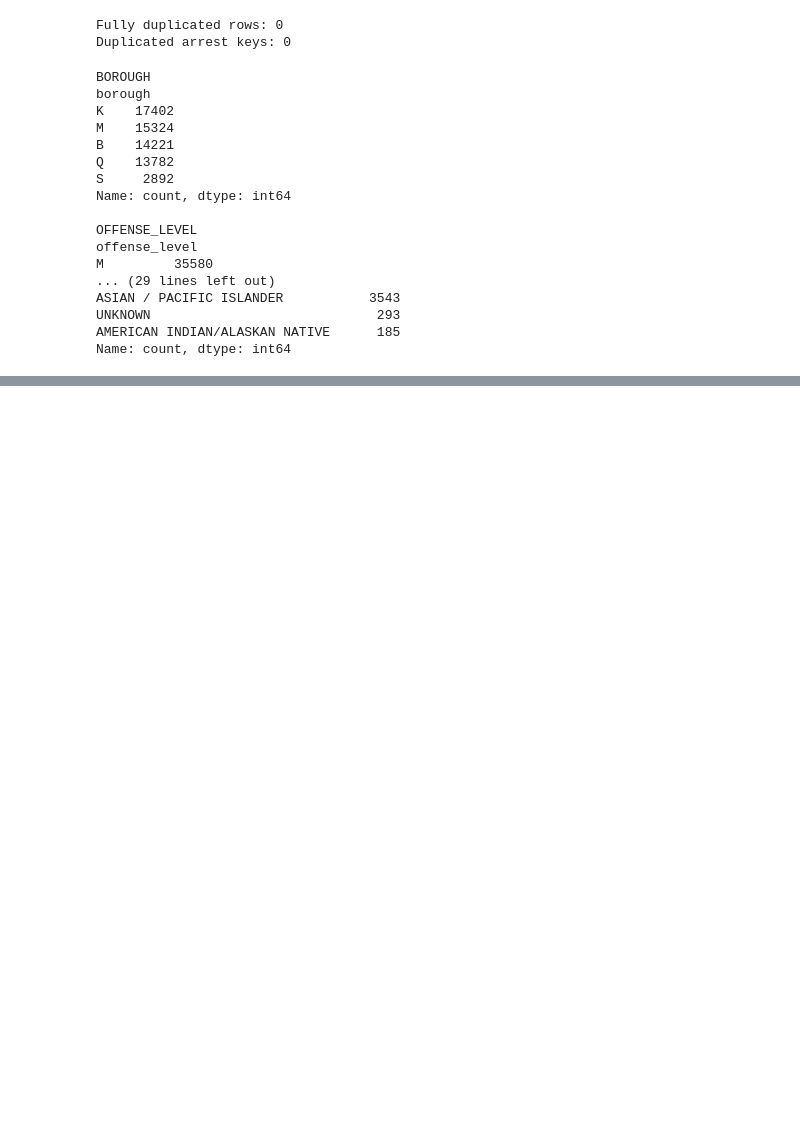
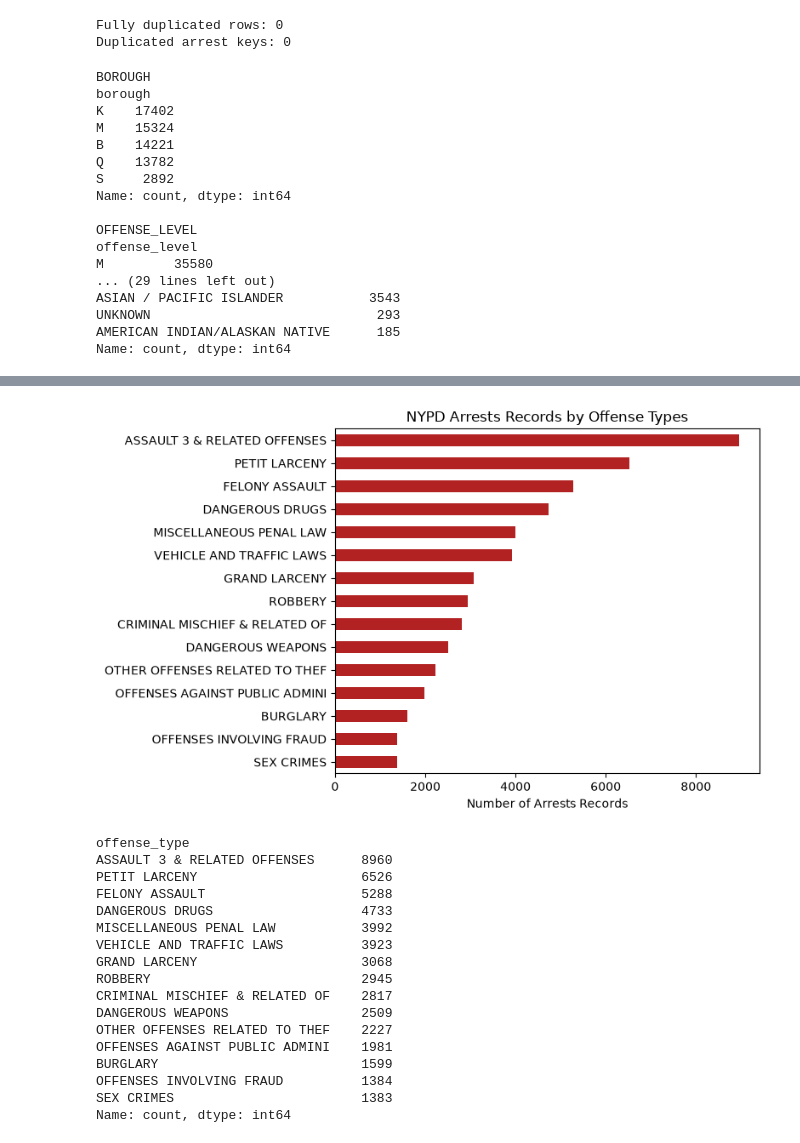
Before and after one commit to a1990alpalo/Data_Project_1, a Jupyter notebook: NYPD_arrest_analysis.ipynb, the cells around one changed output, grey strips where cells are left out. Saved outputs shown, nothing was run; the diff lists cells and outputs as text; code cells hidden in the pictures; blank space fills up the shorter version.

```diff
--- a/NYPD_arrest_analysis.ipynb
+++ b/NYPD_arrest_analysis.ipynb
@@ -239,0 +293,28 @@ Cleaned records: 63,621
+# %%
+plot_category_counts(
+    cleaned_arrests_df,
+    column= "offense_type",
+    title="NYPD Arrests Records by Offense Types",
+    xlabel="Number of Arrests Records",
+    top_n=15,
+    color="firebrick",
+)
+# %% [output]
+[figure, added]
+offense_type
+ASSAULT 3 & RELATED OFFENSES      8960
+PETIT LARCENY                     6526
+FELONY ASSAULT                    5288
+DANGEROUS DRUGS                   4733
+MISCELLANEOUS PENAL LAW           3992
+VEHICLE AND TRAFFIC LAWS          3923
+GRAND LARCENY                     3068
+ROBBERY                           2945
+CRIMINAL MISCHIEF & RELATED OF    2817
+DANGEROUS WEAPONS                 2509
+OTHER OFFENSES RELATED TO THEF    2227
+OFFENSES AGAINST PUBLIC ADMINI    1981
+BURGLARY                          1599
+OFFENSES INVOLVING FRAUD          1384
+SEX CRIMES                        1383
+Name: count, dtype: int64
```
Also changed, not shown: parts of 5 cells of this notebook.
